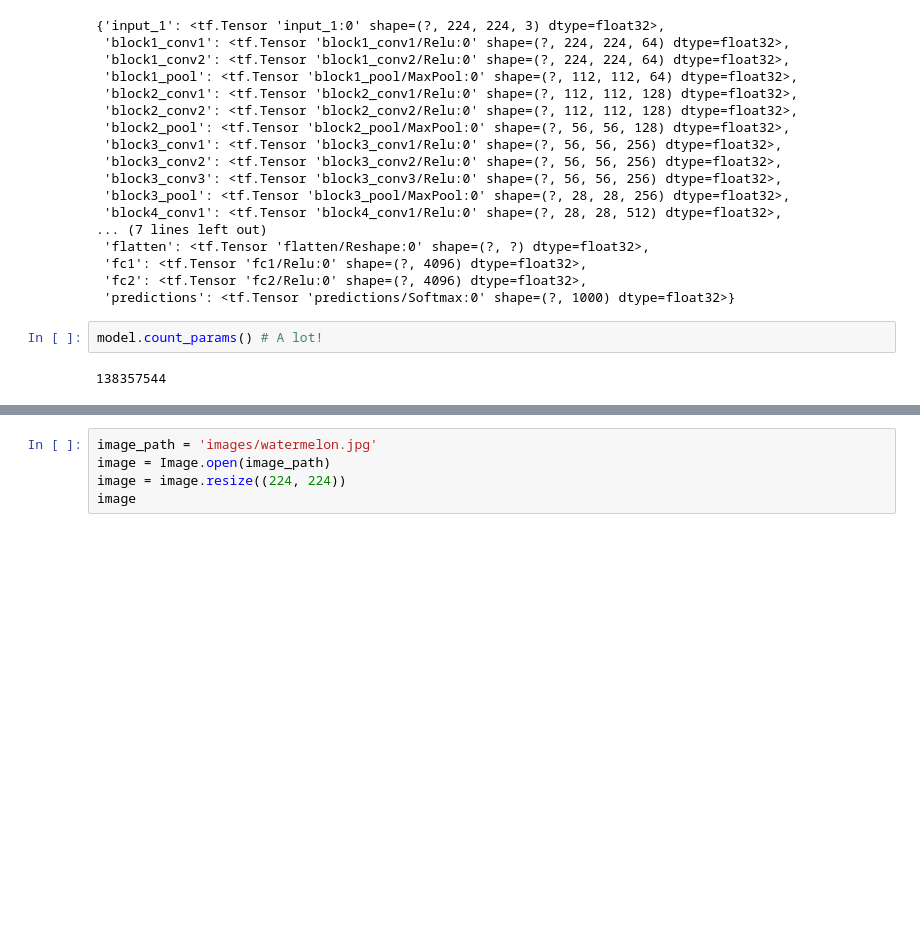
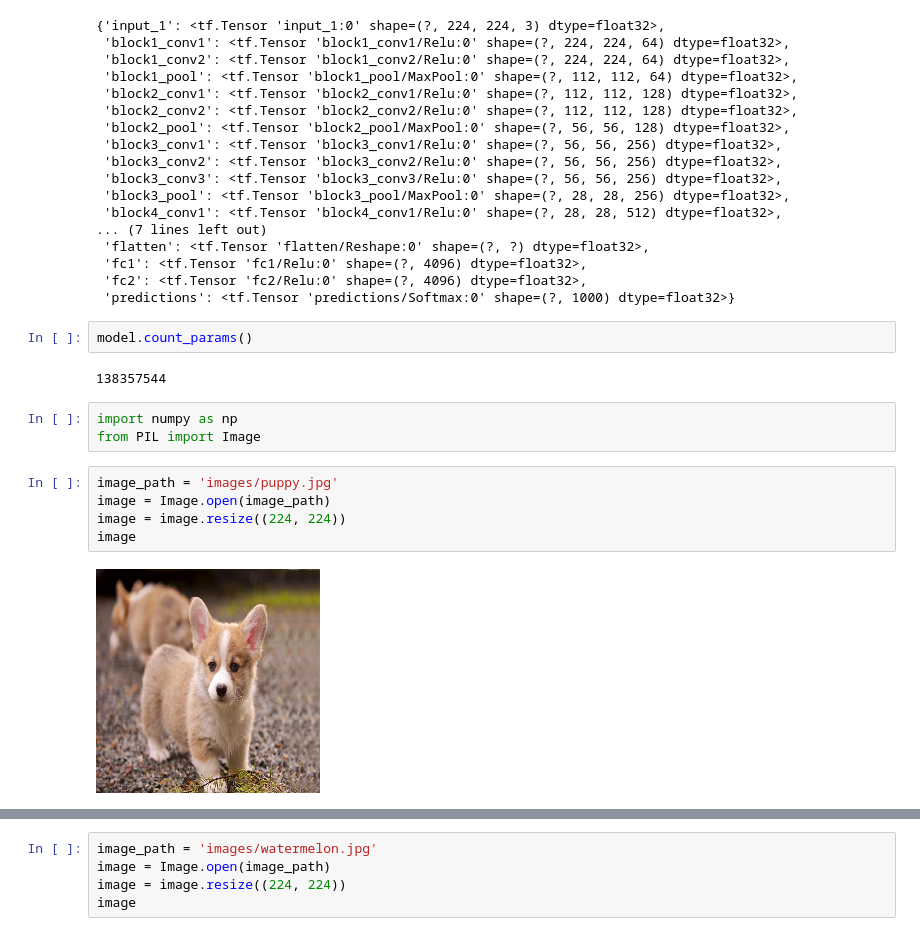
Before and after one commit to dumbledad/DLFD, a Jupyter notebook: FINISHED 06 Transfer Learning.ipynb, the cells around one changed output, grey strips where cells are left out. Drawn from its saved outputs; the diff is of its cells as text; blank space fills up the shorter version.

```diff
--- a/FINISHED 06 Transfer Learning.ipynb
+++ b/FINISHED 06 Transfer Learning.ipynb
@@ -35,6 +73,16 @@ layers
  'fc2': <tf.Tensor 'fc2/Relu:0' shape=(?, 4096) dtype=float32>,
  'predictions': <tf.Tensor 'predictions/Softmax:0' shape=(?, 1000) dtype=float32>}
 # %%
-model.count_params() # A lot!
+model.count_params()
 # %% [output]
 138357544
+# %%
+import numpy as np
+from PIL import Image
+# %%
+image_path = 'images/puppy.jpg'
+image = Image.open(image_path)
+image = image.resize((224, 224))
+image
+# %% [output]
+[figure, added]
```
Also changed, not shown: parts of 17 cells of this notebook, 6 other files.
